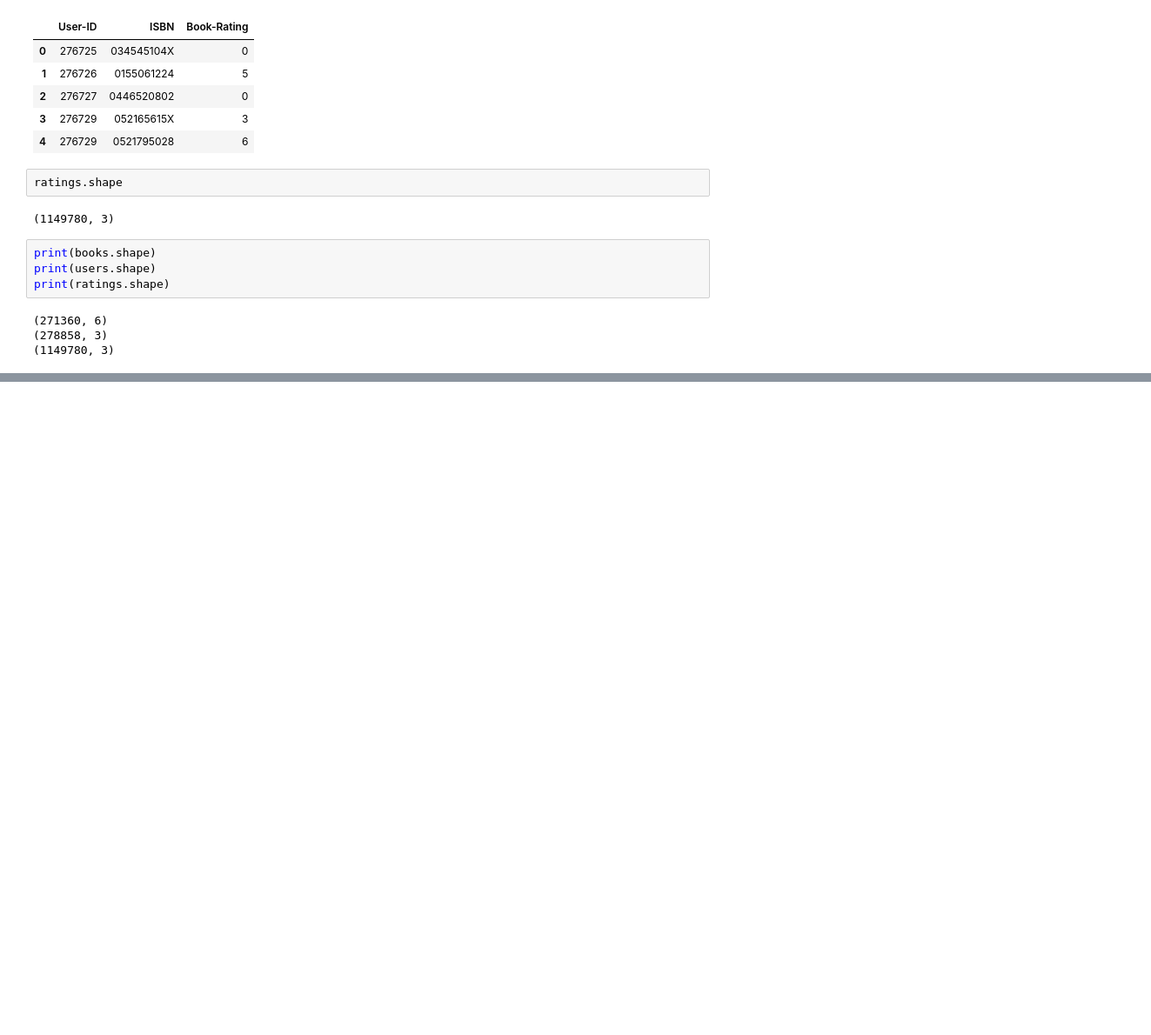
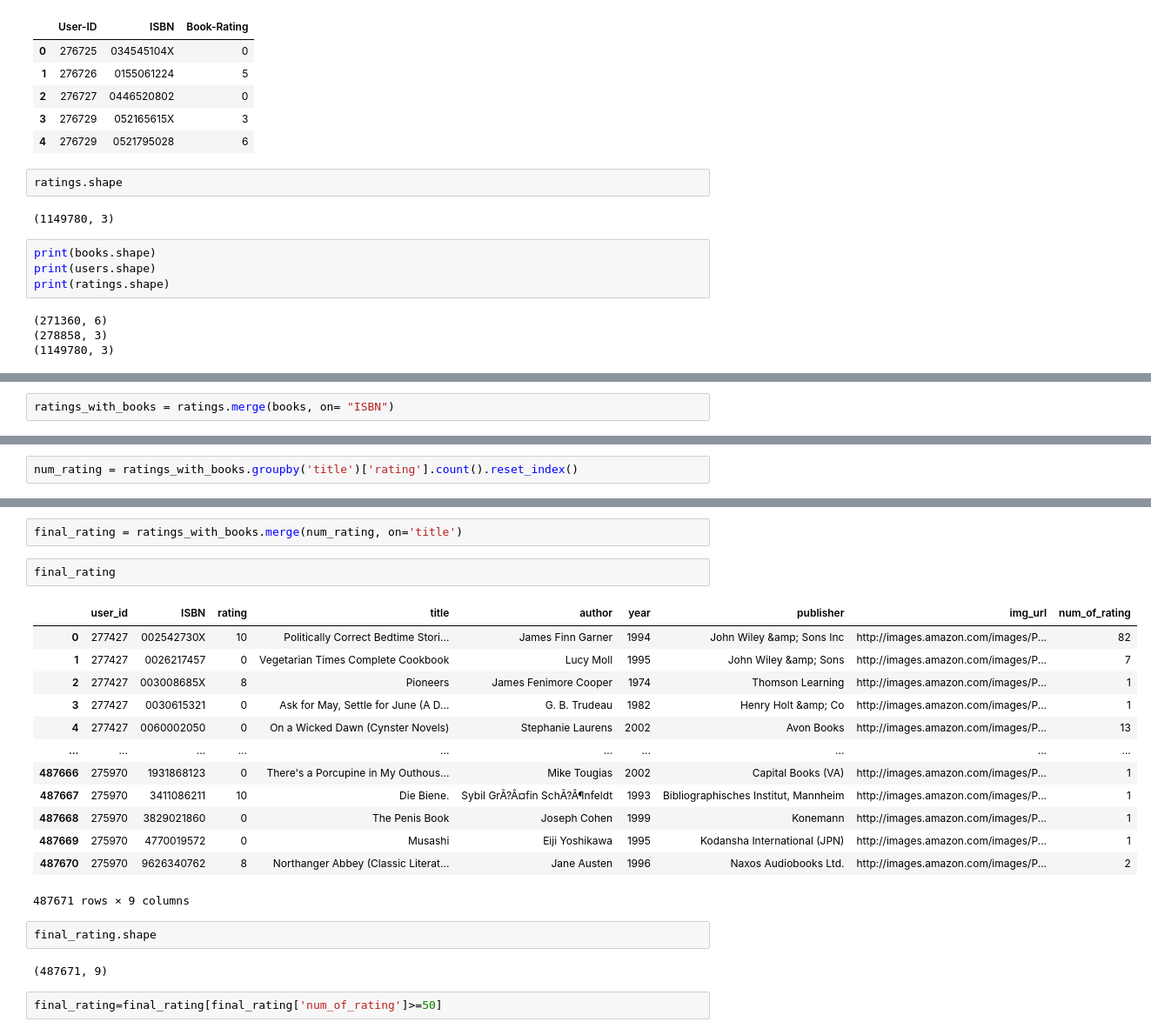
Before and after one commit to okanolgun/BookRecommendationSystem, a Jupyter notebook: Untitled.ipynb, the cells around one changed output, grey strips where cells are left out. Shown: that part at 87% size. Saved outputs shown, nothing was run; the diff lists cells and outputs as text; blank space fills up the shorter version.

```diff
--- a/Untitled.ipynb
+++ b/Untitled.ipynb
@@ -107,0 +185,2 @@ ratings.head()
+# %%
+ratings_with_books = ratings.merge(books, on= "ISBN")
@@ -107,0 +200,2 @@ ratings.head()
+# %%
+num_rating = ratings_with_books.groupby('title')['rating'].count().reset_index()
@@ -107,0 +229,24 @@ ratings.head()
+# %%
+final_rating = ratings_with_books.merge(num_rating, on='title')
+# %%
+final_rating
+# %% [output]
+|  | user_id | ISBN | rating | title | author | year | publisher | img_url | num_of_rating |
+| 0 | 277427 | 002542730X | 10 | Politically Correct Bedtime Stori... | James Finn Garner | 1994 | John Wiley &amp; Sons Inc | http://images.amazon.com/images/P... | 82 |
+| 1 | 277427 | 0026217457 | 0 | Vegetarian Times Complete Cookbook | Lucy Moll | 1995 | John Wiley &amp; Sons | http://images.amazon.com/images/P... | 7 |
+| 2 | 277427 | 003008685X | 8 | Pioneers | James Fenimore Cooper | 1974 | Thomson Learning | http://images.amazon.com/images/P... | 1 |
+| 3 | 277427 | 0030615321 | 0 | Ask for May, Settle for June (A D... | G. B. Trudeau | 1982 | Henry Holt &amp; Co | http://images.amazon.com/images/P... | 1 |
+| 4 | 277427 | 0060002050 | 0 | On a Wicked Dawn (Cynster Novels) | Stephanie Laurens | 2002 | Avon Books | http://images.amazon.com/images/P... | 13 |
+| ... | ... | ... | ... | ... | ... | ... | ... | ... | ... |
+| 487666 | 275970 | 1931868123 | 0 | There's a Porcupine in My Outhous... | Mike Tougias | 2002 | Capital Books (VA) | http://images.amazon.com/images/P... | 1 |
+| 487667 | 275970 | 3411086211 | 10 | Die Biene. | Sybil GrÃ?Â¤fin SchÃ?Â¶nfeldt | 1993 | Bibliographisches Institut, Mannheim | http://images.amazon.com/images/P... | 1 |
+| 487668 | 275970 | 3829021860 | 0 | The Penis Book | Joseph Cohen | 1999 | Konemann | http://images.amazon.com/images/P... | 1 |
+| 487669 | 275970 | 4770019572 | 0 | Musashi | Eiji Yoshikawa | 1995 | Kodansha International (JPN) | http://images.amazon.com/images/P... | 1 |
+| 487670 | 275970 | 9626340762 | 8 | Northanger Abbey (Classic Literat... | Jane Austen | 1996 | Naxos Audiobooks Ltd. | http://images.amazon.com/images/P... | 2 |
+487671 rows × 9 columns
+# %%
+final_rating.shape
+# %% [output]
+(487671, 9)
+# %%
+final_rating=final_rating[final_rating['num_of_rating']>=50]
```
Also changed, not shown: parts of 40 cells of this notebook, 4 other files.
